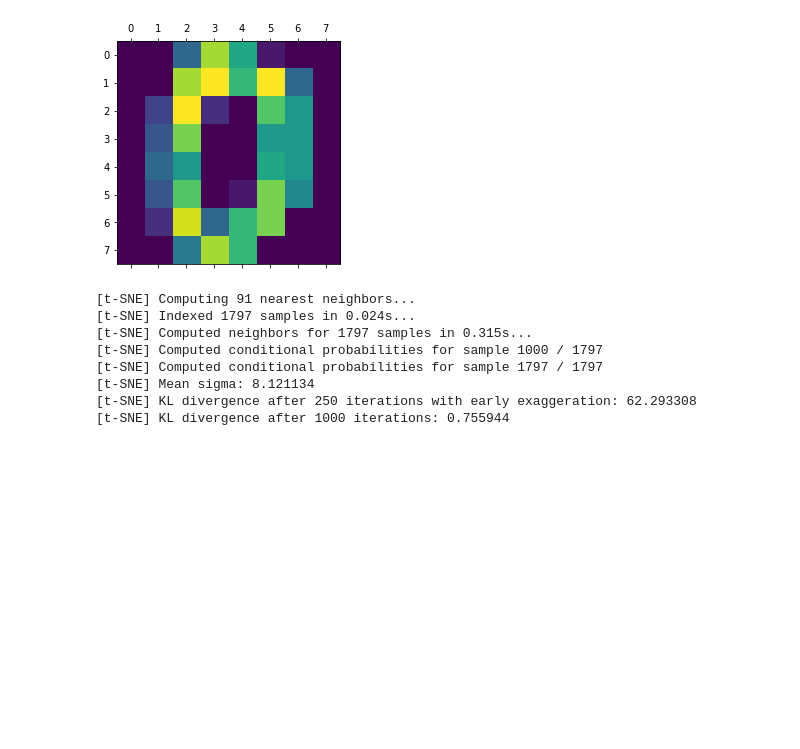
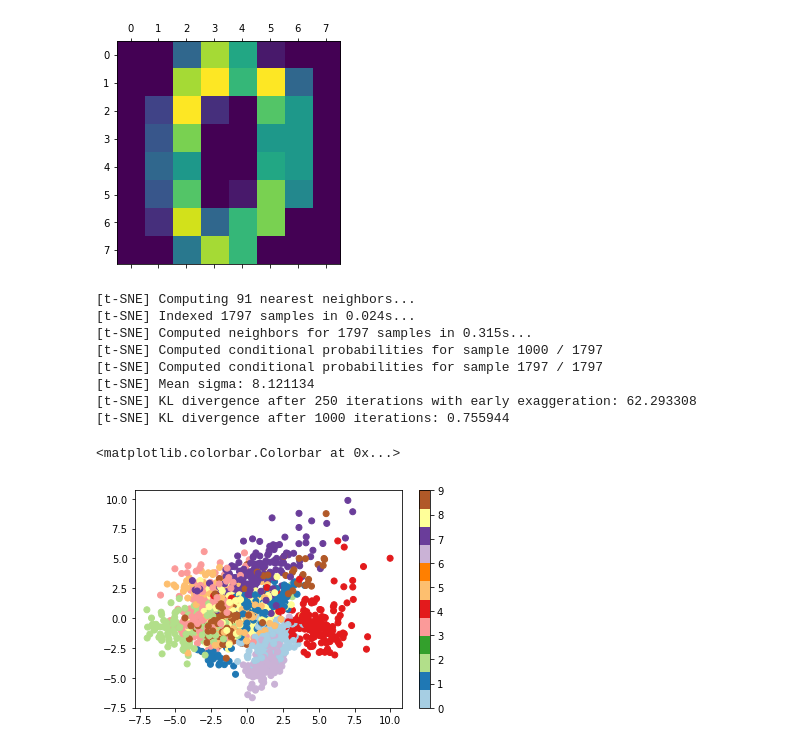
Before and after one commit to mdsohelmahmood/t-SNE, a Jupyter notebook: t-SNE .ipynb, the cells around one changed output. Cells and saved outputs as stored; diff of their text form; code cells hidden in the pictures; blank space fills up the shorter version.

```diff
--- a/t-SNE .ipynb
+++ b/t-SNE .ipynb
@@ -71,0 +77,11 @@ cluster.tsneplot(score=tsne_em, colorlist=color_class, legendpos='upper right',
+# %%
+# without standardization
+
+pca = PCA(2)
+proj1=pca.fit_transform(digits.data)
+# %%
+plt.scatter(proj1[:, 0], proj1[:, 1], c=digits.target, cmap="Paired")
+plt.colorbar()
+# %% [output]
+<matplotlib.colorbar.Colorbar at 0x...>
+[figure, added]
```
Also changed, not shown: parts of 5 cells of this notebook.
